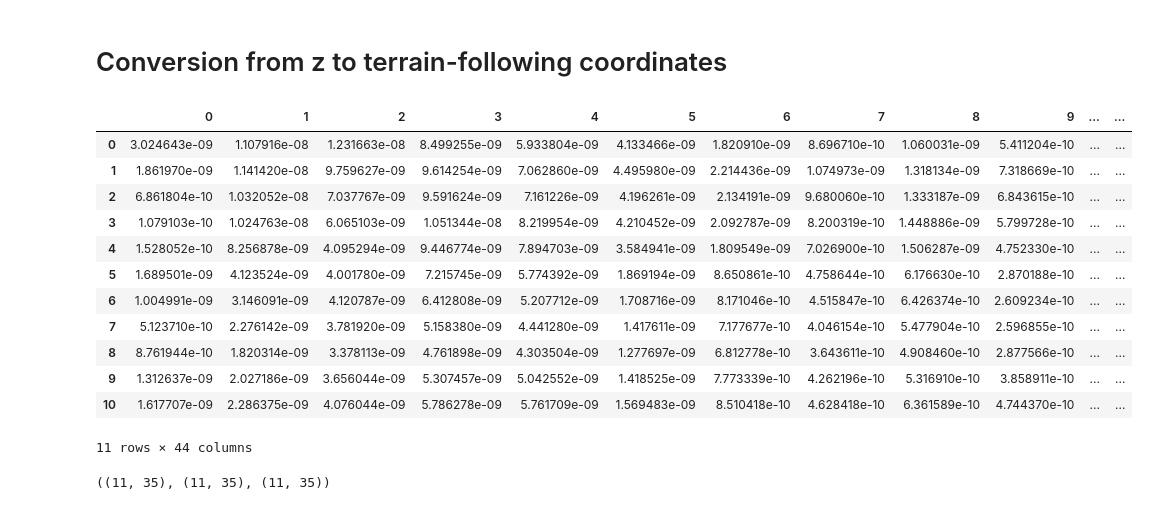
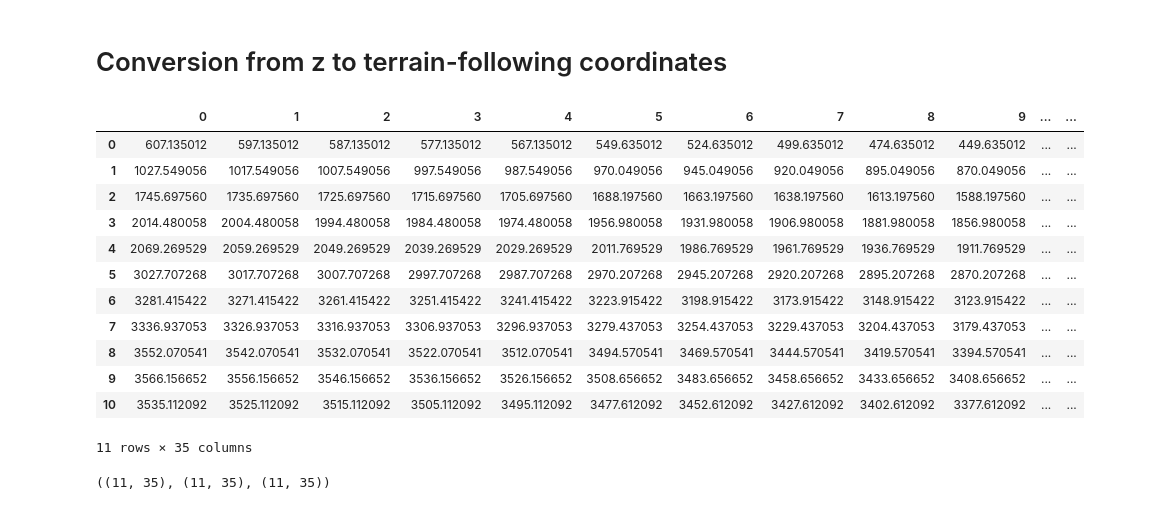
Before and after one commit to opinner/Pinner_et_al_2024, a Jupyter notebook: docs/Exploring De Lavergne et al., 2020.ipynb, the cells around one changed output. Saved outputs shown, nothing was run; the diff lists cells and outputs as text; code cells hidden in the pictures.

```diff
--- a/docs/Exploring De Lavergne et al., 2020.ipynb
+++ b/docs/Exploring De Lavergne et al., 2020.ipynb
@@ -346,21 +341,21 @@ df_transect_mab = pd.DataFrame(transect_mab)
 df_transect_mab = df_transect_mab.dropna(axis=1, how='all')
 df_transect_mab = df_transect_mab.fillna(0)
 # %%
-df_transect_eps
+df_transect_mab
 # %% [output]
 |  | 0 | 1 | 2 | 3 | 4 | 5 | 6 | 7 | 8 | 9 | ... | ... |
-| 0 | 3.024643e-09 | 1.107916e-08 | 1.231663e-08 | 8.499255e-09 | 5.933804e-09 | 4.133466e-09 | 1.820910e-09 | 8.696710e-10 | 1.060031e-09 | 5.411204e-10 | ... | ... |
-| 1 | 1.861970e-09 | 1.141420e-08 | 9.759627e-09 | 9.614254e-09 | 7.062860e-09 | 4.495980e-09 | 2.214436e-09 | 1.074973e-09 | 1.318134e-09 | 7.318669e-10 | ... | ... |
-| 2 | 6.861804e-10 | 1.032052e-08 | 7.037767e-09 | 9.591624e-09 | 7.161226e-09 | 4.196261e-09 | 2.134191e-09 | 9.680060e-10 | 1.333187e-09 | 6.843615e-10 | ... | ... |
-| 3 | 1.079103e-10 | 1.024763e-08 | 6.065103e-09 | 1.051344e-08 | 8.219954e-09 | 4.210452e-09 | 2.092787e-09 | 8.200319e-10 | 1.448886e-09 | 5.799728e-10 | ... | ... |
-| 4 | 1.528052e-10 | 8.256878e-09 | 4.095294e-09 | 9.446774e-09 | 7.894703e-09 | 3.584941e-09 | 1.809549e-09 | 7.026900e-10 | 1.506287e-09 | 4.752330e-10 | ... | ... |
-| 5 | 1.689501e-09 | 4.123524e-09 | 4.001780e-09 | 7.215745e-09 | 5.774392e-09 | 1.869194e-09 | 8.650861e-10 | 4.758644e-10 | 6.176630e-10 | 2.870188e-10 | ... | ... |
-| 6 | 1.004991e-09 | 3.146091e-09 | 4.120787e-09 | 6.412808e-09 | 5.207712e-09 | 1.708716e-09 | 8.171046e-10 | 4.515847e-10 | 6.426374e-10 | 2.609234e-10 | ... | ... |
-| 7 | 5.123710e-10 | 2.276142e-09 | 3.781920e-09 | 5.158380e-09 | 4.441280e-09 | 1.417611e-09 | 7.177677e-10 | 4.046154e-10 | 5.477904e-10 | 2.596855e-10 | ... | ... |
-| 8 | 8.761944e-10 | 1.820314e-09 | 3.378113e-09 | 4.761898e-09 | 4.303504e-09 | 1.277697e-09 | 6.812778e-10 | 3.643611e-10 | 4.908460e-10 | 2.877566e-10 | ... | ... |
-| 9 | 1.312637e-09 | 2.027186e-09 | 3.656044e-09 | 5.307457e-09 | 5.042552e-09 | 1.418525e-09 | 7.773339e-10 | 4.262196e-10 | 5.316910e-10 | 3.858911e-10 | ... | ... |
-| 10 | 1.617707e-09 | 2.286375e-09 | 4.076044e-09 | 5.786278e-09 | 5.761709e-09 | 1.569483e-09 | 8.510418e-10 | 4.628418e-10 | 6.361589e-10 | 4.744370e-10 | ... | ... |
+| 0 | 607.135012 | 597.135012 | 587.135012 | 577.135012 | 567.135012 | 549.635012 | 524.635012 | 499.635012 | 474.635012 | 449.635012 | ... | ... |
+| 1 | 1027.549056 | 1017.549056 | 1007.549056 | 997.549056 | 987.549056 | 970.049056 | 945.049056 | 920.049056 | 895.049056 | 870.049056 | ... | ... |
+| 2 | 1745.697560 | 1735.697560 | 1725.697560 | 1715.697560 | 1705.697560 | 1688.197560 | 1663.197560 | 1638.197560 | 1613.197560 | 1588.197560 | ... | ... |
+| 3 | 2014.480058 | 2004.480058 | 1994.480058 | 1984.480058 | 1974.480058 | 1956.980058 | 1931.980058 | 1906.980058 | 1881.980058 | 1856.980058 | ... | ... |
+| 4 | 2069.269529 | 2059.269529 | 2049.269529 | 2039.269529 | 2029.269529 | 2011.769529 | 1986.769529 | 1961.769529 | 1936.769529 | 1911.769529 | ... | ... |
+| 5 | 3027.707268 | 3017.707268 | 3007.707268 | 2997.707268 | 2987.707268 | 2970.207268 | 2945.207268 | 2920.207268 | 2895.207268 | 2870.207268 | ... | ... |
+| 6 | 3281.415422 | 3271.415422 | 3261.415422 | 3251.415422 | 3241.415422 | 3223.915422 | 3198.915422 | 3173.915422 | 3148.915422 | 3123.915422 | ... | ... |
+| 7 | 3336.937053 | 3326.937053 | 3316.937053 | 3306.937053 | 3296.937053 | 3279.437053 | 3254.437053 | 3229.437053 | 3204.437053 | 3179.437053 | ... | ... |
+| 8 | 3552.070541 | 3542.070541 | 3532.070541 | 3522.070541 | 3512.070541 | 3494.570541 | 3469.570541 | 3444.570541 | 3419.570541 | 3394.570541 | ... | ... |
+| 9 | 3566.156652 | 3556.156652 | 3546.156652 | 3536.156652 | 3526.156652 | 3508.656652 | 3483.656652 | 3458.656652 | 3433.656652 | 3408.656652 | ... | ... |
+| 10 | 3535.112092 | 3525.112092 | 3515.112092 | 3505.112092 | 3495.112092 | 3477.612092 | 3452.612092 | 3427.612092 | 3402.612092 | 3377.612092 | ... | ... |
-11 rows × 44 columns
+11 rows × 35 columns
 # %%
 row_numbers = len(df_transect_mab.columns)
 df_transect_lons = transect_lons
```
Also changed, not shown: parts of 6 cells of this notebook.
